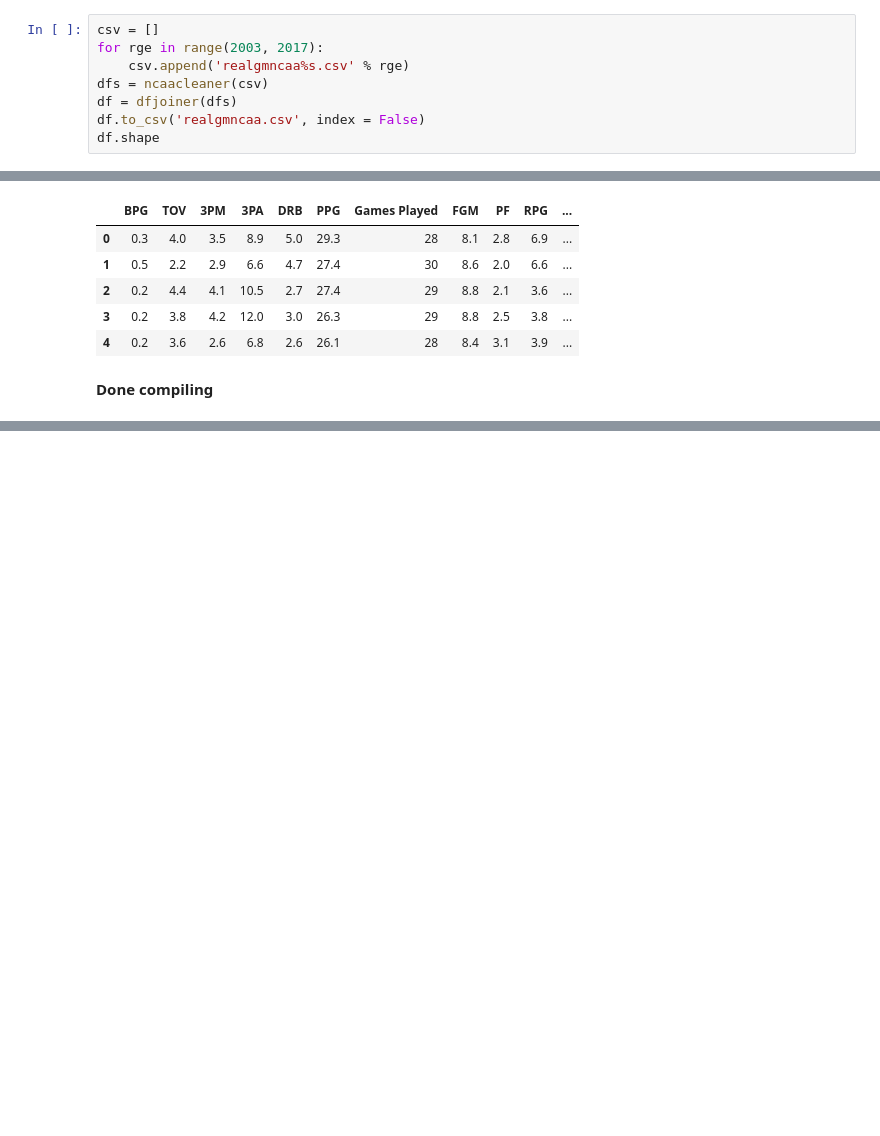
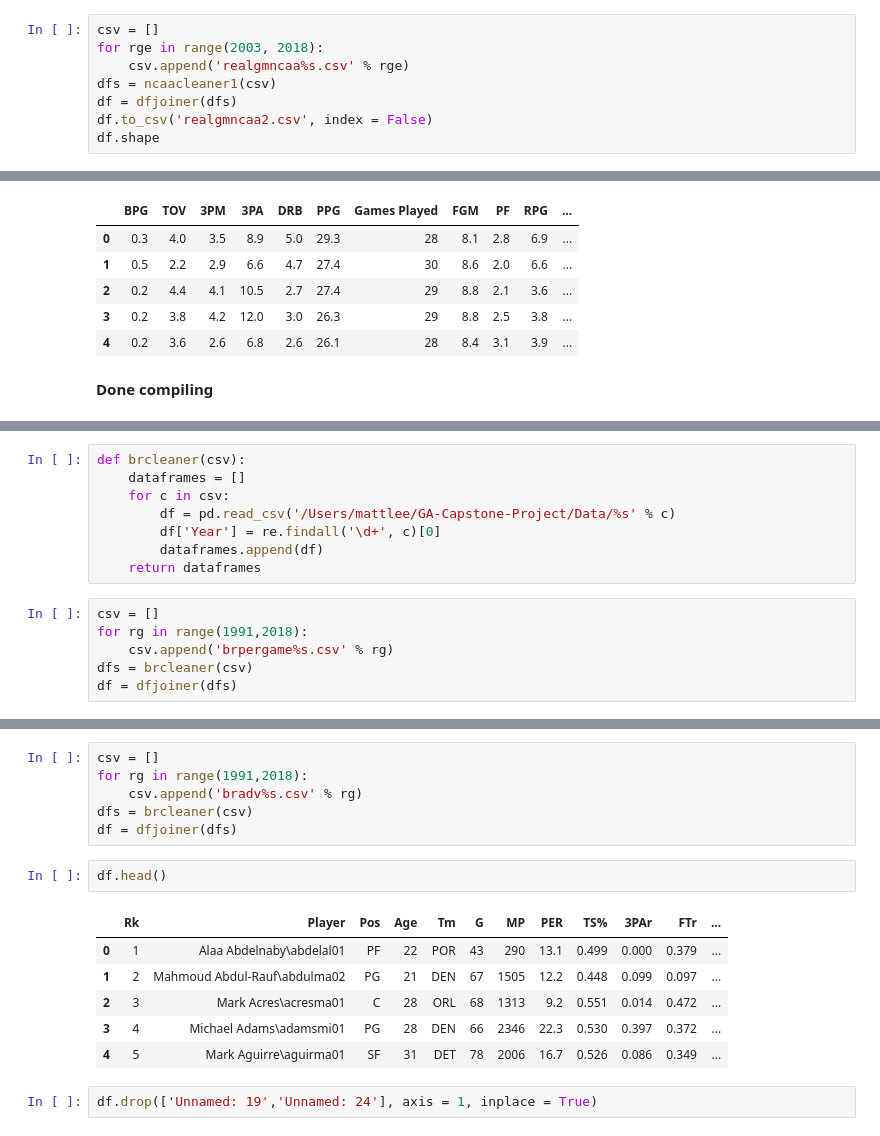
Before and after one commit to mattlee77/GA-Capstone-Project, a Jupyter notebook: Capstone Project CSV Cleaning.ipynb, the cells around one changed output, grey strips where cells are left out. Drawn from its saved outputs; the diff is of its cells as text; blank space fills up the shorter version.

```diff
--- a/Capstone Project CSV Cleaning.ipynb
+++ b/Capstone Project CSV Cleaning.ipynb
@@ -327,9 +336,9 @@ def dfjoiner(listdf):
 # %%
 csv = []
-for rge in range(2003, 2017):
+for rge in range(2003, 2018):
     csv.append('realgmncaa%s.csv' % rge)
-dfs = ncaacleaner(csv)
+dfs = ncaacleaner1(csv)
 df = dfjoiner(dfs)
-df.to_csv('realgmncaa.csv', index = False)
+df.to_csv('realgmncaa2.csv', index = False)
 df.shape
 # %% [output]
@@ -348,0 +372,14 @@ ncaaplayers.head()
+# %%
+def brcleaner(csv):
+    dataframes = []
+    for c in csv:
+        df = pd.read_csv('/Users/mattlee/GA-Capstone-Project/Data/%s' % c)
+        df['Year'] = re.findall('\d+', c)[0]
+        dataframes.append(df)
+    return dataframes
+# %%
+csv = []
+for rg in range(1991,2018):
+    csv.append('brpergame%s.csv' % rg)
+dfs = brcleaner(csv)
+df = dfjoiner(dfs)
@@ -348,0 +391,17 @@ ncaaplayers.head()
+# %%
+csv = []
+for rg in range(1991,2018):
+    csv.append('bradv%s.csv' % rg)
+dfs = brcleaner(csv)
+df = dfjoiner(dfs)
+# %%
+df.head()
+# %% [output]
+|  | Rk | Player | Pos | Age | Tm | G | MP | PER | TS% | 3PAr | FTr | ... |
+| 0 | 1 | Alaa Abdelnaby\abdelal01 | PF | 22 | POR | 43 | 290 | 13.1 | 0.499 | 0.000 | 0.379 | ... |
+| 1 | 2 | Mahmoud Abdul-Rauf\abdulma02 | PG | 21 | DEN | 67 | 1505 | 12.2 | 0.448 | 0.099 | 0.097 | ... |
+| 2 | 3 | Mark Acres\acresma01 | C | 28 | ORL | 68 | 1313 | 9.2 | 0.551 | 0.014 | 0.472 | ... |
+| 3 | 4 | Michael Adams\adamsmi01 | PG | 28 | DEN | 66 | 2346 | 22.3 | 0.530 | 0.397 | 0.372 | ... |
+| 4 | 5 | Mark Aguirre\aguirma01 | SF | 31 | DET | 78 | 2006 | 16.7 | 0.526 | 0.086 | 0.349 | ... |
+# %%
+df.drop(['Unnamed: 19','Unnamed: 24'], axis = 1, inplace = True)
```
Also changed, not shown: parts of 15 cells of this notebook, 2 other files.
